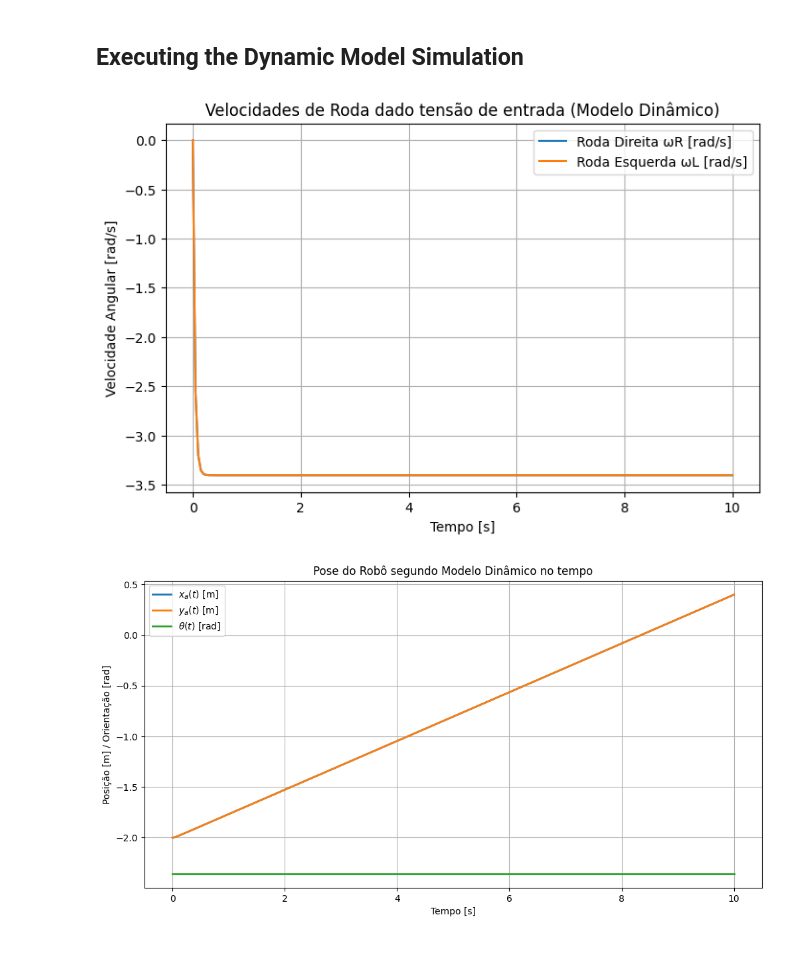
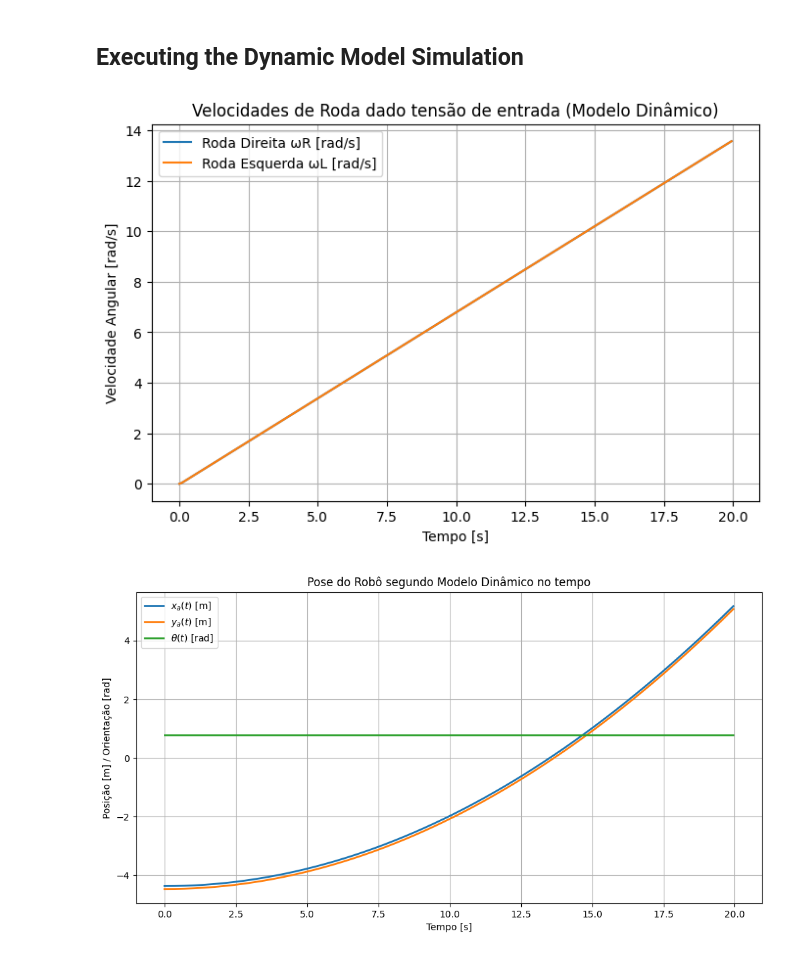
Before and after one commit to MateusPincho/intelligentAutomation, a Jupyter notebook: 01_modeling/ddmr.ipynb, the cells around one changed output. Saved outputs shown, nothing was run; the diff lists cells and outputs as text; code cells hidden in the pictures.

```diff
--- a/01_modeling/ddmr.ipynb
+++ b/01_modeling/ddmr.ipynb
@@ -112,14 +168,14 @@ initial_P3DXPos=sim.getObjectPosition(PioneerP3DX,-1)
 initial_P3DXOri=sim.getObjectOrientation(PioneerP3DX,-1)
 
 # Configure the time vectors
-execution_time = 10
+execution_time = 20
 dt = sim.getSimulationTimeStep()
 t_points = np.arange(0, execution_time, dt)
 t_span = (0, execution_time)
 
-# Configure the motors voltage input
-vaD = -3.0  # V
-vaE = -3.0  # V
+# # Configure the motors voltage input
+# vaD = 9.0  # V
+# vaE = 9.0  # V
 # %% [markdown]
 ## DDMR Mathematical Model
 # %%
@@ -137,7 +193,19 @@ B_bar = np.eye(2)
 
 #  Voltage input (constant)
 def voltage_input(t):
-    return np.array([vaD, vaE])
+
+    v_max = 12
+    t_max = execution_time
+
+    if t < t_max:
+        v_atual = (t / t_max) * v_max
+    else:
+        v_atual = v_max
+
+    vaD = v_atual
+    vaE = v_atual
+
+    return np.array([vaD,vaE])
 
 # State vector: [iaD, iaE, phid, phie, phid_dot, phie_dot]
 def dynamics(t, x):
@@ -169,7 +237,7 @@ def dynamics(t, x):
 ## Executing the Dynamic Model Simulation
 # %%
 x0 = np.array([0,0,0,0,0,0,initial_P3DXOri[2],initial_P3DXPos[0],initial_P3DXPos[1]])
-sol = solve_ivp(dynamics, t_span, x0, t_eval=np.linspace(*t_span, int(execution_time/dt)))
+sol = solve_ivp(dynamics, t_span, x0, t_eval=t_points)
 
 leftVel = sol.y[5]
 rightVel = sol.y[4]
@@ -193,9 +261,9 @@ for k in range(len(t_points)-1):
     sim.setJointTargetVelocity(leftMotor,leftVel[k])
     sim.setJointTargetVelocity(rightMotor,rightVel[k])
 
-    #print(f'Simulation time: {sim.getSimulationTime():.2f} [s]', leftVel[k], rightVel[k])
     sim.step()
 sim.stopSimulation()
+
 
 # --- Plot results ---
 plt.figure(figsize=(8,5))
@@ -226,32 +294,32 @@ plt.plot(sol.t, poses_coppelia[:,0] , label='$x_a(t)$ [m]', lw=2)
 plt.plot(sol.t, poses_coppelia[:,1], label='$y_a(t)$ [m]', lw=2)
 plt.plot(sol.t, poses_coppelia[:,2]*(np.pi/180), label='$\\theta(t)$ [rad]', lw=2)
 plt.xlabel('Tempo [s]')
 plt.ylabel('Posição [m] / Orientação [rad]')
 plt.title('Pose do Robô Extraída do CoppeliaSim no tempo')
 plt.legend()
 plt.grid(True)
 plt.show()
 
 # P# Plot robot pose in X and Y
 fig, ax = plt.subplots(figsize=(10, 6))
 
 ax.plot(sol.y[7], sol.y[8], label='$q^I_{dyn}(t)$', lw=1.5)
 ax.plot(poses_coppelia[:,0], poses_coppelia[:,1], label='$q^I_{sim}(t)$', lw=1.5, color ='red')
 step = 5
 scale = 0.03
 
 for i in range(0, len(sol.y[7])-1, step):
     draw_robot(sol.y[7][i], sol.y[8][i], sol.y[6][i], ax, scale=scale, color='blue', alpha=0.4)
 
     draw_robot(poses_coppelia[:,0][i], poses_coppelia[:,1][i], poses_coppelia[:,2][i]*(np.pi/180), ax, scale=scale, color='red', alpha=0.4)
 
 ax.set_title('Comparação de Trajetórias: Dinâmica vs. Simulação')
 ax.set_xlabel('Posição X [m]')
 ax.set_ylabel('Posição Y [m]')
 ax.axis('equal')
 ax.grid(True)
 ax.legend()
 plt.show()
 # %% [output]
-[figure, old version]
+[figure, new version]
-[figure, old version]
+[figure, new version]
```
Also changed, not shown: parts of 6 cells of this notebook, 4 other files.
